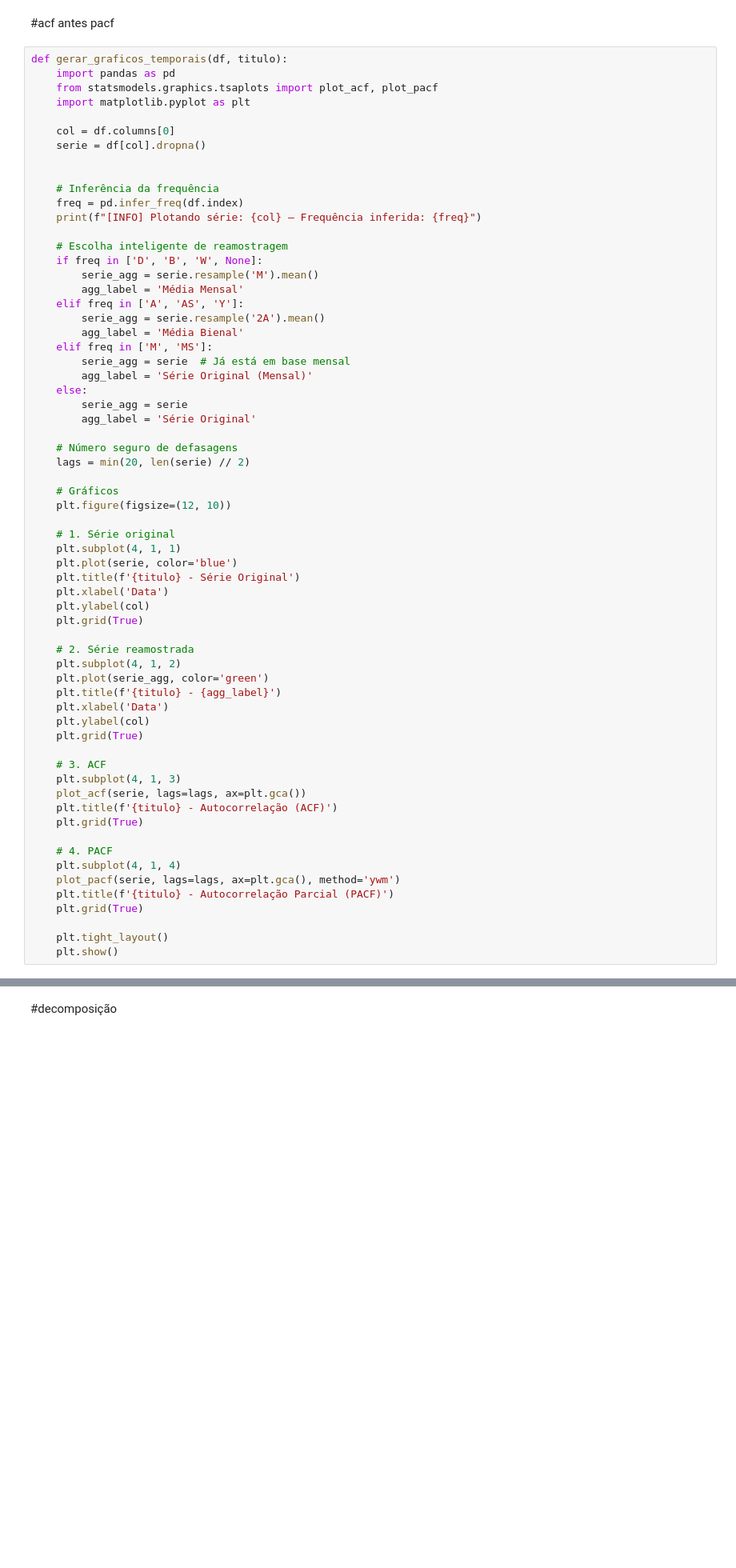
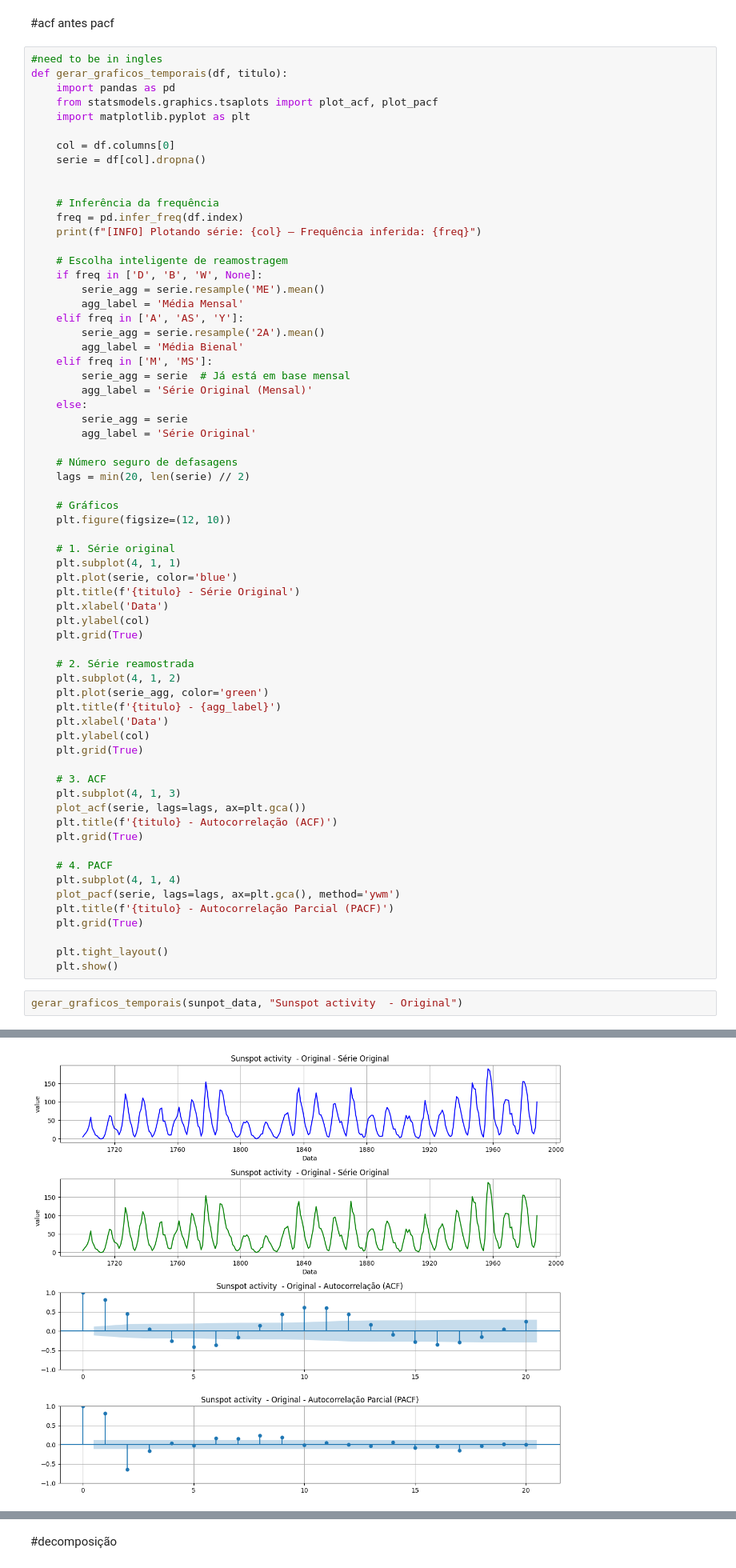
Before and after one commit to metsumesquita/master_degree_UPE, a Jupyter notebook: Hybrid_Model_project.ipynb, the cells around one changed output, grey strips where cells are left out. Shown at 80% size. Drawn from its saved outputs; the diff is of its cells as text; blank space fills up the shorter version.

```diff
--- a/Hybrid_Model_project.ipynb
+++ b/Hybrid_Model_project.ipynb
@@ -298,6 +315,7 @@ plt.show()
 # %% [markdown]
 #acf antes pacf
 # %%
+#need to be in ingles
 def gerar_graficos_temporais(df, titulo):
     import pandas as pd
     from statsmodels.graphics.tsaplots import plot_acf, plot_pacf
@@ -313,7 +331,7 @@ def gerar_graficos_temporais(df, titulo):
 
     # Escolha inteligente de reamostragem
     if freq in ['D', 'B', 'W', None]:
-        serie_agg = serie.resample('M').mean()
+        serie_agg = serie.resample('ME').mean()
         agg_label = 'Média Mensal'
     elif freq in ['A', 'AS', 'Y']:
         serie_agg = serie.resample('2A').mean()
@@ -361,3 +379,6 @@ def gerar_graficos_temporais(df, titulo):
 
     plt.tight_layout()
     plt.show()
+# %%
+gerar_graficos_temporais(sunpot_data, "Sunspot activity  - Original")
+# %% [output]
@@ -363,0 +386 @@ def gerar_graficos_temporais(df, titulo):
+[figure, added]
```
Also changed, not shown: parts of 111 cells of this notebook.
